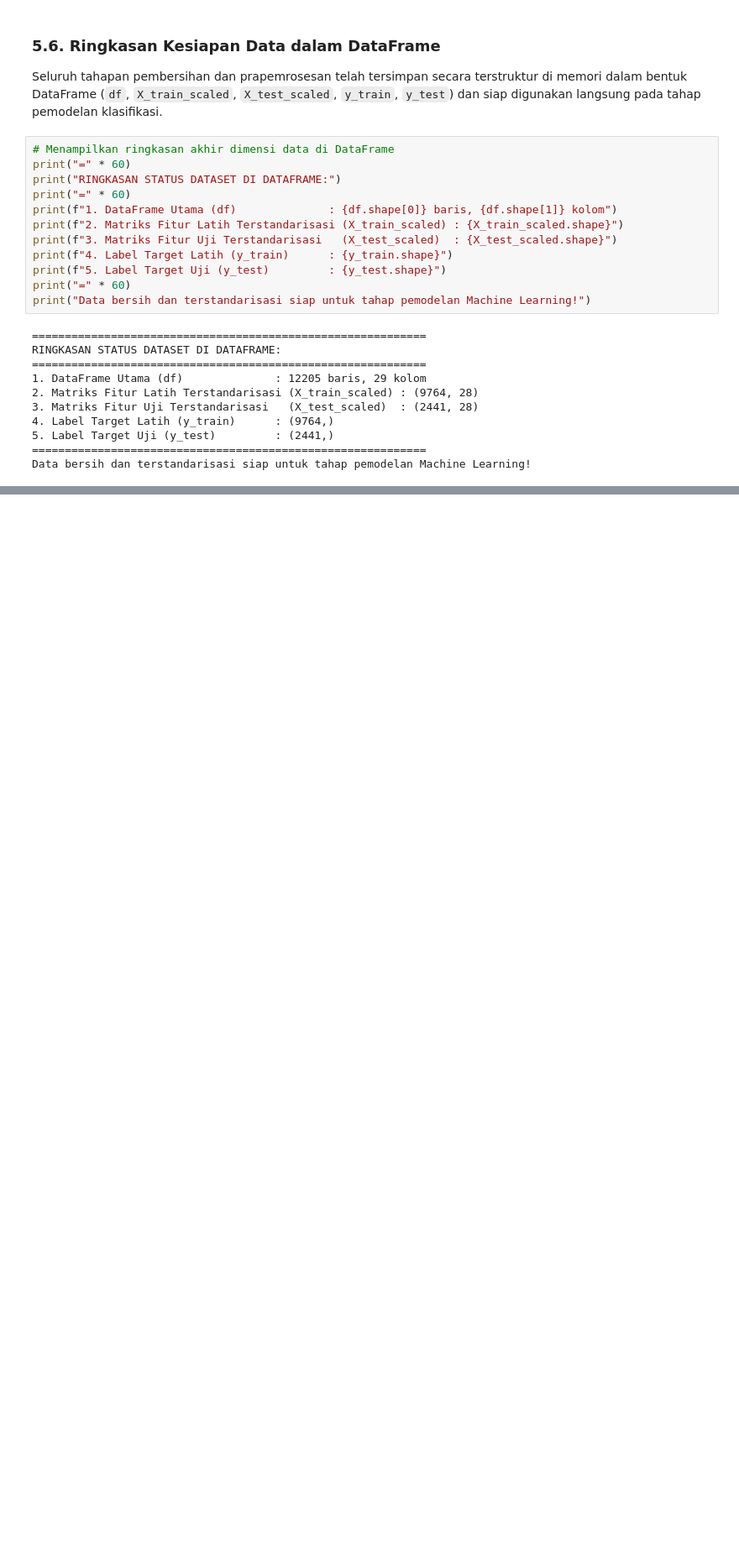
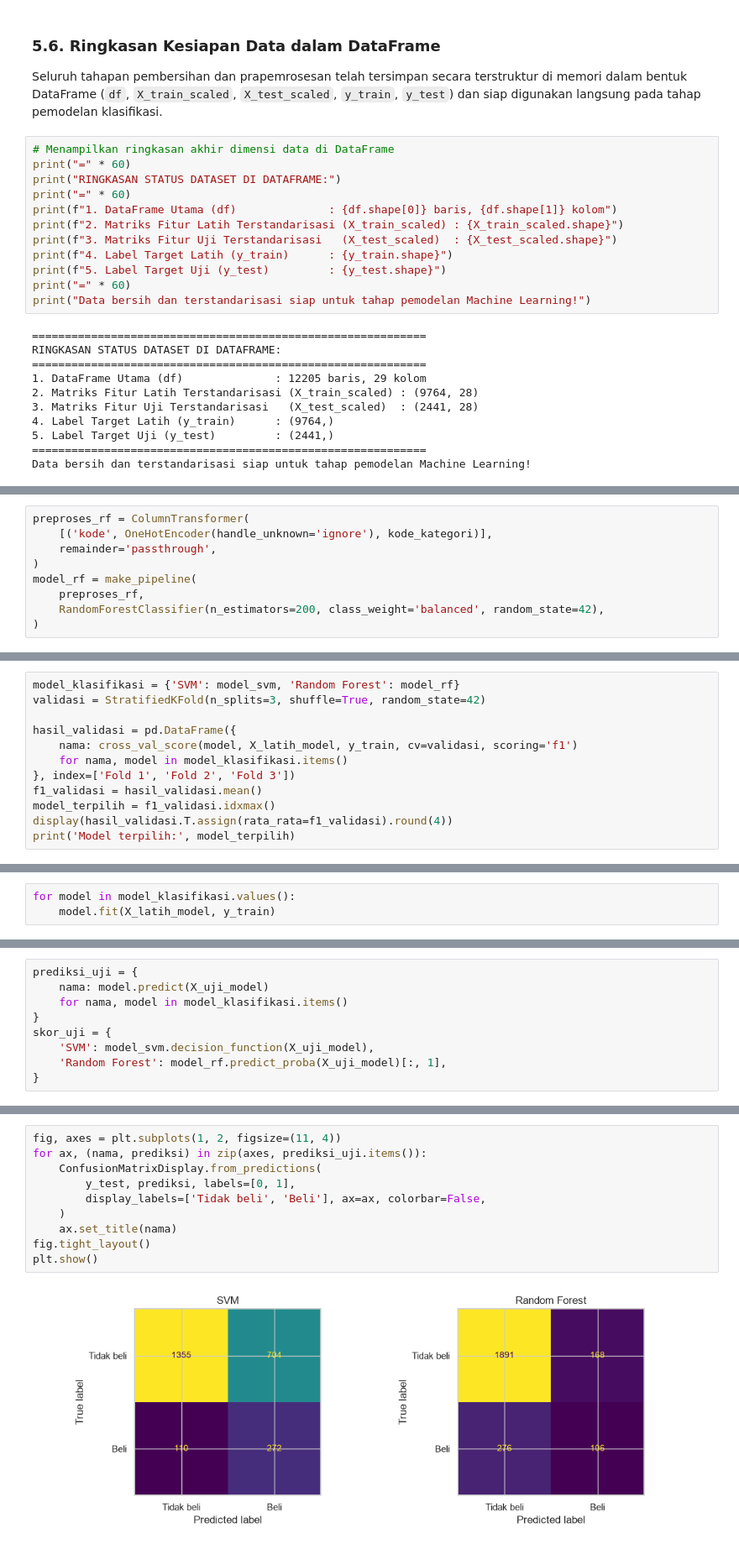
Before and after one commit to oktavianprstyd/MauArgonAtauAstra, a Jupyter notebook: notebook.ipynb, the cells around one changed output, grey strips where cells are left out. Shown at 84% size. Saved outputs shown, nothing was run; the diff lists cells and outputs as text; blank space fills up the shorter version.

```diff
--- a/notebook.ipynb
+++ b/notebook.ipynb
@@ -625,0 +679,9 @@ Data bersih dan terstandarisasi siap untuk tahap pemodelan Machine Learning!
+# %%
+preproses_rf = ColumnTransformer(
+    [('kode', OneHotEncoder(handle_unknown='ignore'), kode_kategori)],
+    remainder='passthrough',
+)
+model_rf = make_pipeline(
+    preproses_rf,
+    RandomForestClassifier(n_estimators=200, class_weight='balanced', random_state=42),
+)
@@ -625,0 +692,12 @@ Data bersih dan terstandarisasi siap untuk tahap pemodelan Machine Learning!
+# %%
+model_klasifikasi = {'SVM': model_svm, 'Random Forest': model_rf}
+validasi = StratifiedKFold(n_splits=3, shuffle=True, random_state=42)
+
+hasil_validasi = pd.DataFrame({
+    nama: cross_val_score(model, X_latih_model, y_train, cv=validasi, scoring='f1')
+    for nama, model in model_klasifikasi.items()
+}, index=['Fold 1', 'Fold 2', 'Fold 3'])
+f1_validasi = hasil_validasi.mean()
+model_terpilih = f1_validasi.idxmax()
+display(hasil_validasi.T.assign(rata_rata=f1_validasi).round(4))
+print('Model terpilih:', model_terpilih)
@@ -625,0 +713,3 @@ Data bersih dan terstandarisasi siap untuk tahap pemodelan Machine Learning!
+# %%
+for model in model_klasifikasi.values():
+    model.fit(X_latih_model, y_train)
@@ -625,0 +720,9 @@ Data bersih dan terstandarisasi siap untuk tahap pemodelan Machine Learning!
+# %%
+prediksi_uji = {
+    nama: model.predict(X_uji_model)
+    for nama, model in model_klasifikasi.items()
+}
+skor_uji = {
+    'SVM': model_svm.decision_function(X_uji_model),
+    'Random Forest': model_rf.predict_proba(X_uji_model)[:, 1],
+}
@@ -625,0 +752,12 @@ Data bersih dan terstandarisasi siap untuk tahap pemodelan Machine Learning!
+# %%
+fig, axes = plt.subplots(1, 2, figsize=(11, 4))
+for ax, (nama, prediksi) in zip(axes, prediksi_uji.items()):
+    ConfusionMatrixDisplay.from_predictions(
+        y_test, prediksi, labels=[0, 1],
+        display_labels=['Tidak beli', 'Beli'], ax=ax, colorbar=False,
+    )
+    ax.set_title(nama)
+fig.tight_layout()
+plt.show()
+# %% [output]
+[figure, added]
```
Also changed, not shown: parts of 31 cells of this notebook.
